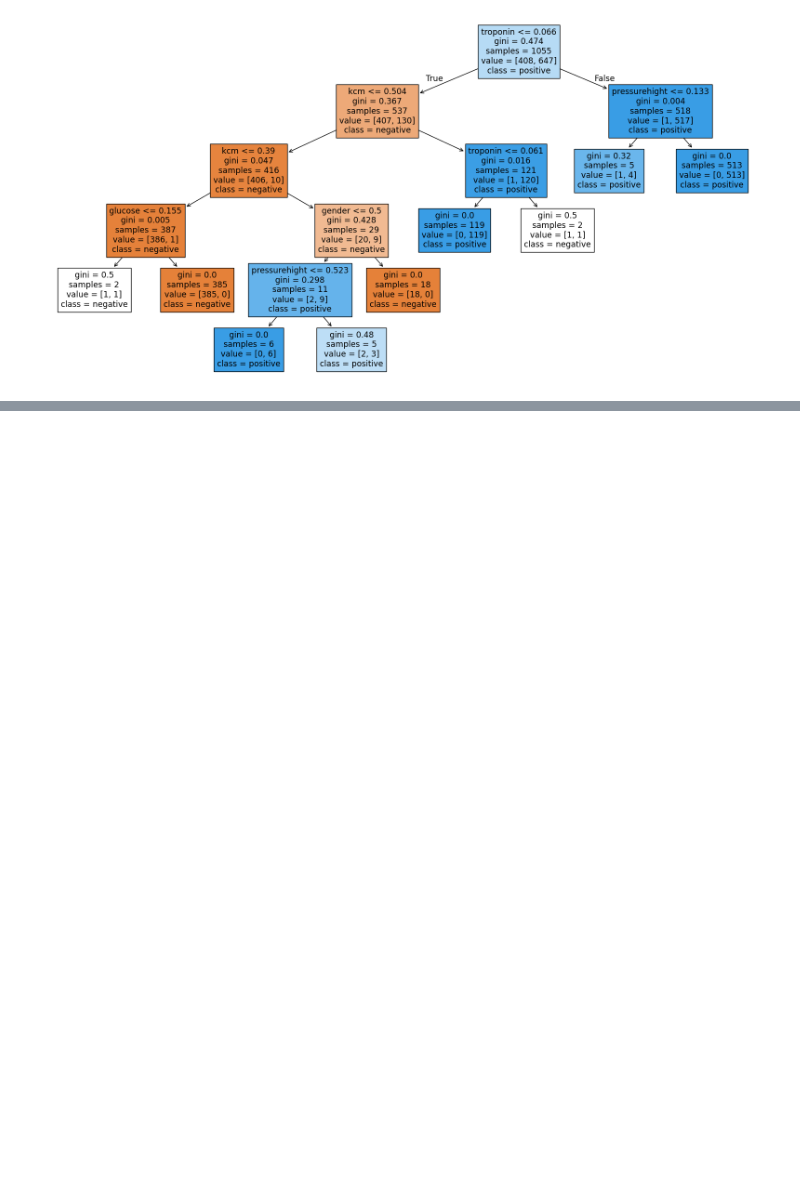
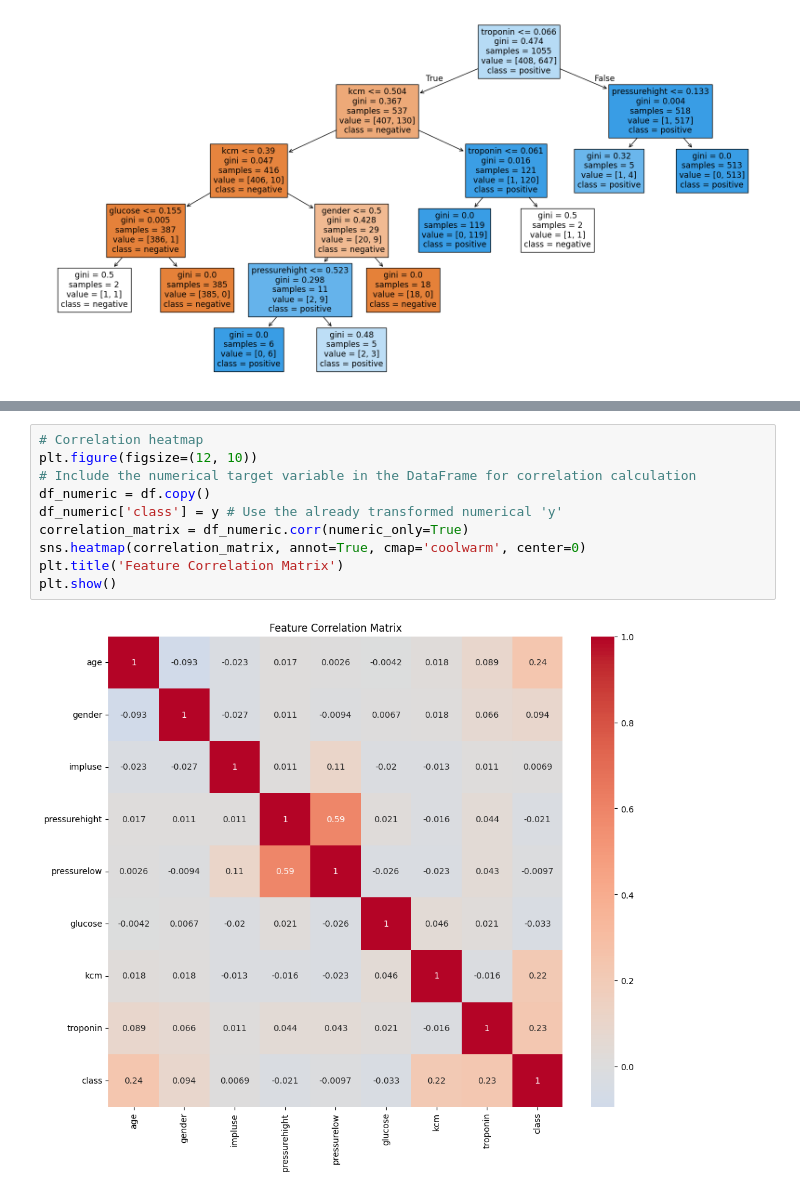
Before and after one commit to VasanthPrakasam/Heart-Disease-Classification-Dataset, a Jupyter notebook: Heart_Disease_Classification_Dataset.ipynb, the cells around one changed output, grey strips where cells are left out. Drawn from its saved outputs; the diff is of its cells as text; blank space fills up the shorter version.

```diff
--- a/Heart_Disease_Classification_Dataset.ipynb
+++ b/Heart_Disease_Classification_Dataset.ipynb
@@ -370,0 +381,12 @@ plt.show()
+# %%
+# Correlation heatmap
+plt.figure(figsize=(12, 10))
+# Include the numerical target variable in the DataFrame for correlation calculation
+df_numeric = df.copy()
+df_numeric['class'] = y # Use the already transformed numerical 'y'
+correlation_matrix = df_numeric.corr(numeric_only=True)
+sns.heatmap(correlation_matrix, annot=True, cmap='coolwarm', center=0)
+plt.title('Feature Correlation Matrix')
+plt.show()
+# %% [output]
+[figure, added]
```
Also changed, not shown: parts of 2 cells of this notebook.
